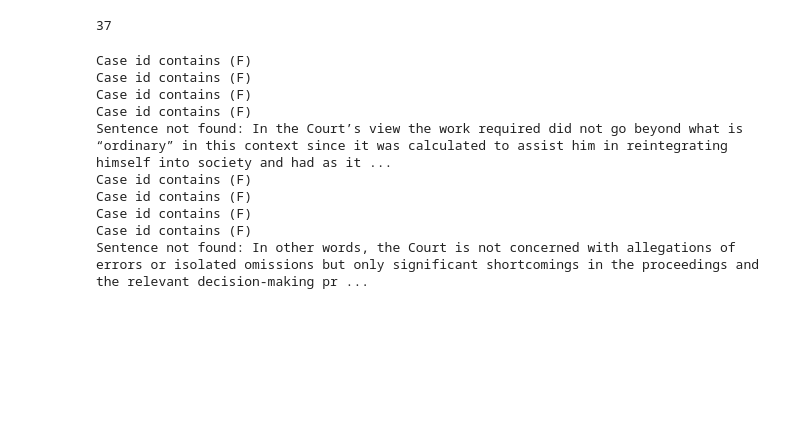
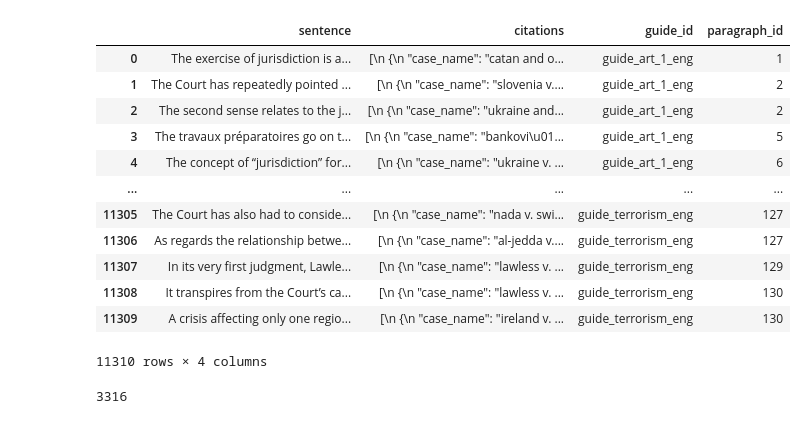
Before and after one commit to KorbiQWeidinger/echr-qa-question-generation, a Jupyter notebook: citation_extraction.ipynb, the cells around one changed output. Drawn from its saved outputs; the diff is of its cells as text; code cells hidden in the pictures; blank space fills up the shorter version.

Commit message:
feat: dataset creation

```diff
--- a/citation_extraction.ipynb
+++ b/citation_extraction.ipynb
@@ -27,7 +24,7 @@ for i, row in df.iterrows():
     pcs = json.loads(row["possible_eng_citations"])
     possible_citations.update(pcs)
 
-possible_citations = {k: v for k, v in possible_citations.items() if "v." in v}
+possible_citations = {k: v for k, v in possible_citations.items() if "v." in v.lower() or "against" in v.lower()}
 
 print(json.dumps(possible_citations, indent=4))
 # %% [output]
@@ -35,7 +48,8 @@ ValueError: too many values to unpack (expected 2)
 # %%
-from citation_extraction.src.citation_extractor import CitationNotIdentifiableException, Sentence, extract_citations
+from citation_extraction.src.citation_extractor import Sentence, extract_citations
 last_cited_case = ""
 last_cited_case_id = ""
+last_cited_case_snippet = ""
 
 manual_mappings = {}
 # open json file with manual mappings
@@ -51,7 +65,7 @@ paragraphs = []
 for i, row in df.iterrows():
     sentences_with_citations: list[Sentence] = []
     possible_citations = json.loads(row['possible_eng_citations'])
-    sentences_with_citations, last_cited_case, last_cited_case_id = extract_citations(row['paragraph'], possible_citations, last_cited_case, last_cited_case_id, manual_mappings)
+    sentences_with_citations, last_cited_case, last_cited_case_id, last_cited_case_snippet = extract_citations(row['paragraph'], possible_citations, last_cited_case, last_cited_case_id, last_cited_case_snippet, manual_mappings, row['guide_id'])
     sentences.extend([s.sentence for s in sentences_with_citations])
     citations.extend([json.dumps([c.model_dump() for c in s.citations], indent=4) for s in sentences_with_citations])
     guide_ids.extend([row['guide_id'] for _ in sentences_with_citations])
@@ -72 +104,21 @@ sentences_df.to_csv('data/extracted_citations.csv', index=False)
+# %%
+import json
+import pandas as pd
+
+sentences_df = pd.read_csv('data/extracted_citations.csv')
+sentences_df
+# %% [output]
+|  | sentence | citations | guide_id | paragraph_id |
+| 0 | The exercise of jurisdiction is a... | [\n {\n "case_name": "catan and o... | guide_art_1_eng | 1 |
+| 1 | The Court has repeatedly pointed ... | [\n {\n "case_name": "slovenia v.... | guide_art_1_eng | 2 |
+| 2 | The second sense relates to the j... | [\n {\n "case_name": "ukraine and... | guide_art_1_eng | 2 |
+| 3 | The travaux préparatoires go on t... | [\n {\n "case_name": "bankovi\u01... | guide_art_1_eng | 5 |
+| 4 | The concept of “jurisdiction” for... | [\n {\n "case_name": "ukraine v. ... | guide_art_1_eng | 6 |
+| ... | ... | ... | ... | ... |
+| 11305 | The Court has also had to conside... | [\n {\n "case_name": "nada v. swi... | guide_terrorism_eng | 127 |
+| 11306 | As regards the relationship betwe... | [\n {\n "case_name": "al-jedda v.... | guide_terrorism_eng | 127 |
+| 11307 | In its very first judgment, Lawle... | [\n {\n "case_name": "lawless v. ... | guide_terrorism_eng | 129 |
+| 11308 | It transpires from the Court’s ca... | [\n {\n "case_name": "lawless v. ... | guide_terrorism_eng | 130 |
+| 11309 | A crisis affecting only one regio... | [\n {\n "case_name": "ireland v. ... | guide_terrorism_eng | 130 |
+11310 rows × 4 columns
 # %%
@@ -98,56 +168,7 @@ def get_sentences_spacy(text: str):
     return [sentence.text for sentence in doc.sents]
 # %%
 echr_qa_dataset_df = pd.read_csv('data/echr_qa_dataset.csv')
-echr_qa_dataset_df = echr_qa_dataset_df[echr_qa_dataset_df['guide'] == GUIDE_ID]
 
 print(len(echr_qa_dataset_df))
 # %% [output]
-37
+3316
-# %%
-all_citations = []
-all_questions = []
-all_answers = []
-all_guides = []
-all_paragraphs = []
-
-for i, row in echr_qa_dataset_df.iterrows():
-    sentences = get_sentences_spacy(row['answer'])
-    citations = []
-    try:
-        for sentence in sentences:
-            find_sentence_df = sentences_df[sentences_df['sentence'] == sentence]
-
-            if "v." in sentence and len(find_sentence_df) == 0:
-                raise ValueError(f"Sentence not found: {sentence}")
-
-            if len(find_sentence_df) > 0:
-                sentence_citations = [json.loads(c) for c in find_sentence_df['citations']][0]
-                sentence_citations = [Citation(**c) for c in sentence_citations]
-                for sc in sentence_citations:
-                    citations.append(sc)
-
-        merged_citations = merge_citations(citations)
-        has_citation_without_paragraph = False
-        for c in merged_citations:
-            if len(c.paragraph_numbers) == 0:
-                has_citation_without_paragraph = True
-                break
-        if not has_citation_without_paragraph or not merged_citations:
-            all_citations.append(merged_citations)
-            all_questions.append(row['question'])
-            all_answers.append(row['answer'])
-            all_guides.append(row['guide'])
-            all_paragraphs.append(row['paragraphs'])
-    except Exception as e:
-        print(e)
-# %% [output]
-Case id contains (F)
-Case id contains (F)
-Case id contains (F)
-Case id contains (F)
-Sentence not found: In the Court’s view the work required did not go beyond what is “ordinary” in this context since it was calculated to assist him in reintegrating himself into society and had as it ...
-Case id contains (F)
-Case id contains (F)
-Case id contains (F)
-Case id contains (F)
-Sentence not found: In other words, the Court is not concerned with allegations of errors or isolated omissions but only significant shortcomings in the proceedings and the relevant decision‑making pr ...
```
Also changed, not shown: parts of 12 cells of this notebook, 9 other files.
